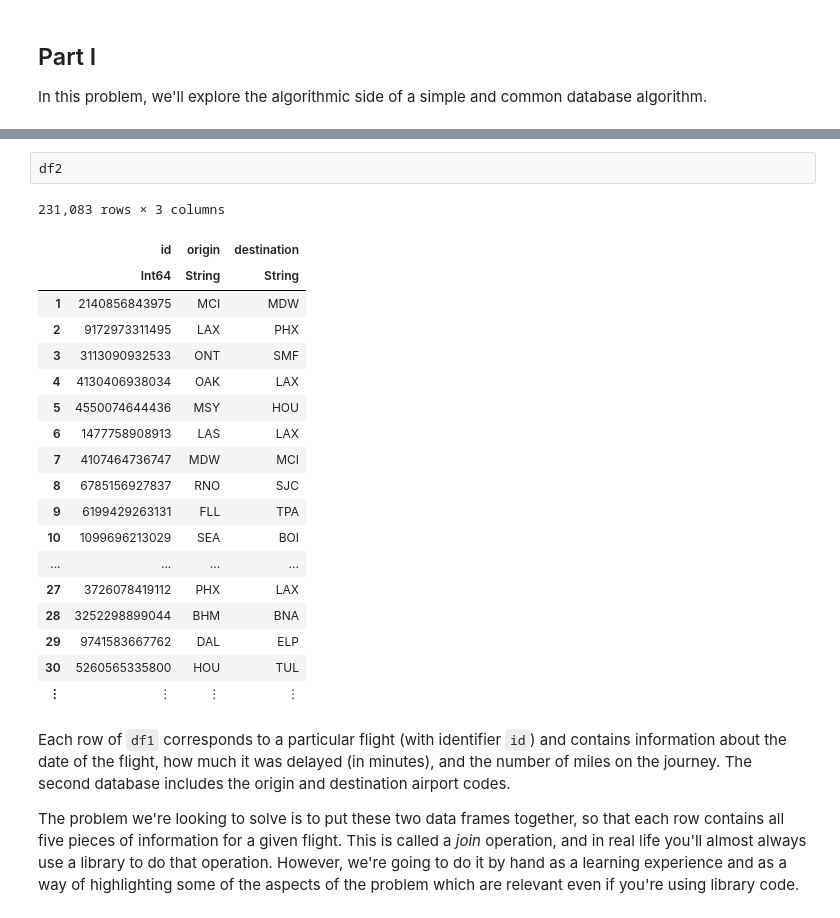
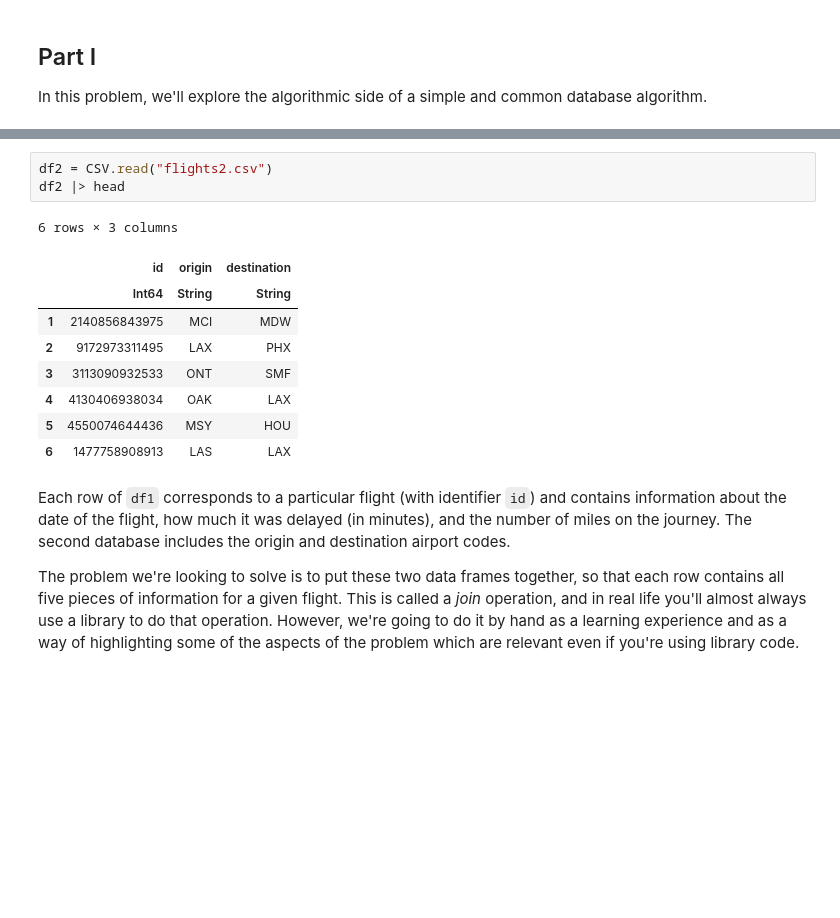
Before and after one commit to snowdj/problem-sets, a Jupyter notebook: homework/hw01/data1010-hw-01.ipynb, the cells around one changed output, grey strips where cells are left out. Drawn from its saved outputs; the diff is of its cells as text; blank space fills up the shorter version.

```diff
--- a/homework/hw01/data1010-hw-01.ipynb
+++ b/homework/hw01/data1010-hw-01.ipynb
@@ -36,25 +27,16 @@ df1 = CSV.read("flights1.csv")
-# %%
-df2
-# %% [output]
-231,083 rows × 3 columns
-|  | id | origin | destination |
-|  | Int64 | String | String |
-| 1 | 2140856843975 | MCI | MDW |
-| 2 | 9172973311495 | LAX | PHX |
-| 3 | 3113090932533 | ONT | SMF |
-| 4 | 4130406938034 | OAK | LAX |
-| 5 | 4550074644436 | MSY | HOU |
-| 6 | 1477758908913 | LAS | LAX |
-| 7 | 4107464736747 | MDW | MCI |
-| 8 | 6785156927837 | RNO | SJC |
-| 9 | 6199429263131 | FLL | TPA |
-| 10 | 1099696213029 | SEA | BOI |
-| ... | ... | ... | ... |
-| 27 | 3726078419112 | PHX | LAX |
-| 28 | 3252298899044 | BHM | BNA |
-| 29 | 9741583667762 | DAL | ELP |
-| 30 | 5260565335800 | HOU | TUL |
-| ⋮ | ⋮ | ⋮ | ⋮ |
+# %%
+df2 = CSV.read("flights2.csv")
+df2 |> head
+# %% [output]
+6 rows × 3 columns
+|  | id | origin | destination |
+|  | Int64 | String | String |
+| 1 | 2140856843975 | MCI | MDW |
+| 2 | 9172973311495 | LAX | PHX |
+| 3 | 3113090932533 | ONT | SMF |
+| 4 | 4130406938034 | OAK | LAX |
+| 5 | 4550074644436 | MSY | HOU |
+| 6 | 1477758908913 | LAS | LAX |
 # %% [markdown]
 Each row of `df1` corresponds to a particular flight (with identifier `id`) and contains information about the date of the flight, how much it was delayed (in minutes), and the number of miles on the journey. The second database includes the origin and destination airport codes.
 
```
Also changed, not shown: parts of 15 cells of this notebook, 4 other files.
